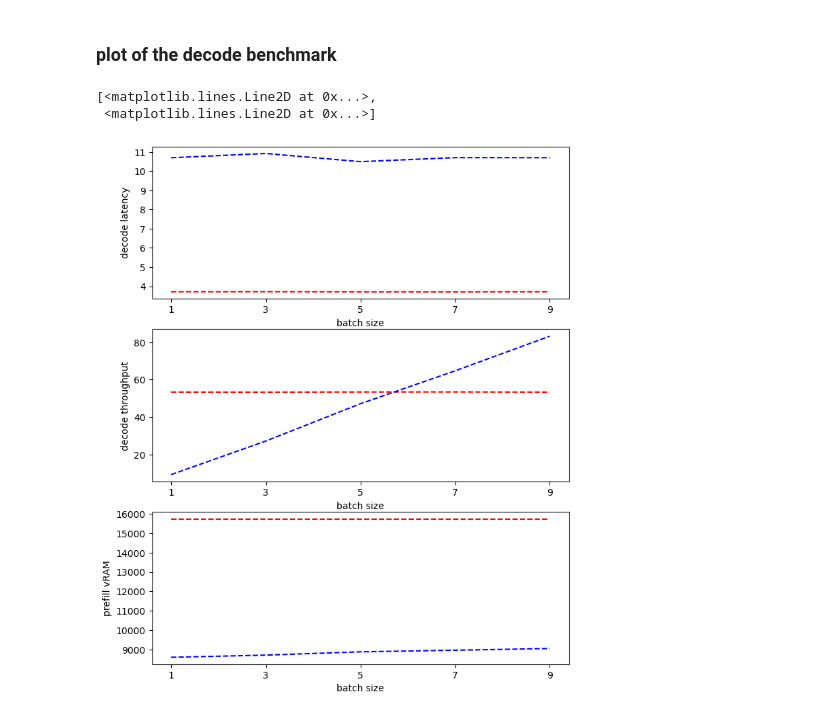
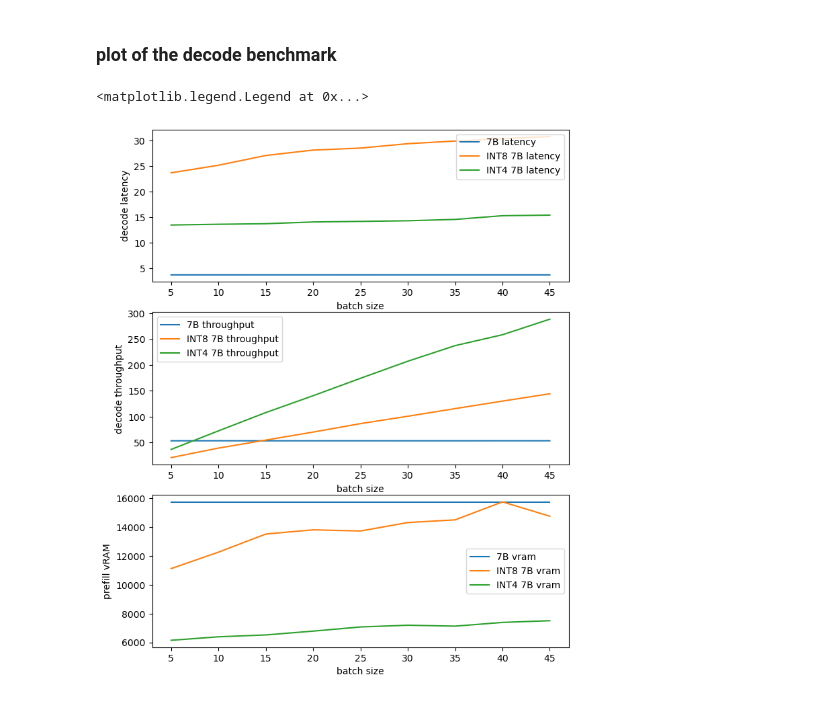
Before and after one commit to minruigui/cs247-project, a Jupyter notebook: performance.ipynb, the cells around one changed output. Cells and saved outputs as stored; diff of their text form; code cells hidden in the pictures.

```diff
--- a/performance.ipynb
+++ b/performance.ipynb
@@ -353,8 +393,8 @@ for i in range(1, 10):
 import matplotlib.pyplot as plt
 
 x = []
-for i in range(1, 10, 2):
-    x += [i]
+for i in range(1, 10):
+    x += [i * batch_step]
 
 plt.figure(figsize=(8, 10))
 
@@ -364,7 +404,11 @@ plt.xlabel('batch size')
 plt.ylabel('prefill latency')
 prefill_latency_ori = list(map(lambda x: x['prefill']['latency']['mean'], l_ori))
 prefill_latency_8bit = list(map(lambda x: x['prefill']['latency']['mean'], l_8bit))
-plt.plot(prefill_latency_ori, 'r--', prefill_latency_8bit, 'b--')
+prefill_latency_4bit = list(map(lambda x: x['prefill']['latency']['mean'], l_4bit))
+plt.plot(prefill_latency_ori, label='7B latency')
+plt.plot(prefill_latency_8bit, label='INT8 7B latency')
+plt.plot(prefill_latency_4bit, label='INT4 7B latency')
+plt.legend()
 
 plt.subplot(312)
 plt.xticks(range(len(x)), x)
@@ -372,7 +416,11 @@ plt.xlabel('batch size')
 plt.ylabel('prefill throughput')
 prefill_throughput_ori = list(map(lambda x: x['prefill']['throughput']['value'], l_ori))
 prefill_throughput_8bit = list(map(lambda x: x['prefill']['throughput']['value'], l_8bit))
-plt.plot(prefill_throughput_ori, 'r--', prefill_throughput_8bit, 'b--')
+prefill_throughput_4bit = list(map(lambda x: x['prefill']['throughput']['value'], l_4bit))
+plt.plot(prefill_throughput_ori, label='7B throughput')
+plt.plot(prefill_throughput_8bit, label='INT8 7B throughput')
+plt.plot(prefill_throughput_4bit, label='INT4 7B throughput')
+plt.legend()
 
 plt.subplot(313)
 plt.xticks(range(len(x)), x)
@@ -380,5 +428,9 @@ plt.xlabel('batch size')
 plt.ylabel('prefill vRAM')
 prefill_vram_ori = list(map(lambda x: x['prefill']['memory']['max_vram'], l_ori))
 prefill_vram_8bit = list(map(lambda x: x['prefill']['memory']['max_vram'], l_8bit))
-plt.plot(prefill_vram_ori, 'r--', prefill_vram_8bit, 'b--')
+prefill_vram_4bit = list(map(lambda x: x['prefill']['memory']['max_vram'], l_4bit))
+plt.plot(prefill_vram_ori, label='7B vram')
+plt.plot(prefill_vram_8bit, label='INT8 7B vram')
+plt.plot(prefill_vram_4bit, label='INT4 7B vram')
+plt.legend()
 # %% [output]
@@ -390,30 +441,41 @@ plt.plot(prefill_vram_ori, 'r--', prefill_vram_8bit, 'b--')
 # %%
 plt.figure(figsize=(8, 10))
 
 plt.subplot(311)
 plt.xticks(range(len(x)), x)
 plt.xlabel('batch size')
 plt.ylabel('decode latency')
 decode_latency_ori = list(map(lambda x: x['decode']['latency']['mean'], l_ori))
 decode_latency_8bit = list(map(lambda x: x['decode']['latency']['mean'], l_8bit))
-plt.plot(decode_latency_ori, 'r--', decode_latency_8bit, 'b--')
+decode_latency_4bit = list(map(lambda x: x['decode']['latency']['mean'], l_4bit))
+plt.plot(decode_latency_ori, label='7B latency')
+plt.plot(decode_latency_8bit, label='INT8 7B latency')
+plt.plot(decode_latency_4bit, label='INT4 7B latency')
+plt.legend()
 
 plt.subplot(312)
 plt.xticks(range(len(x)), x)
 plt.xlabel('batch size')
 plt.ylabel('decode throughput')
 decode_throughput_ori = list(map(lambda x: x['decode']['throughput']['value'], l_ori))
 decode_throughput_8bit = list(map(lambda x: x['decode']['throughput']['value'], l_8bit))
-plt.plot(decode_throughput_ori, 'r--', decode_throughput_8bit, 'b--')
+decode_throughput_4bit = list(map(lambda x: x['decode']['throughput']['value'], l_4bit))
+plt.plot(decode_throughput_ori, label='7B throughput')
+plt.plot(decode_throughput_8bit, label='INT8 7B throughput')
+plt.plot(decode_throughput_4bit, label='INT4 7B throughput')
+plt.legend()
 
 plt.subplot(313)
 plt.xticks(range(len(x)), x)
 plt.xlabel('batch size')
 plt.ylabel('prefill vRAM')
 decode_vram_ori = list(map(lambda x: x['decode']['memory']['max_vram'], l_ori))
 decode_vram_8bit = list(map(lambda x: x['decode']['memory']['max_vram'], l_8bit))
-plt.plot(decode_vram_ori, 'r--', decode_vram_8bit, 'b--')
+decode_vram_4bit = list(map(lambda x: x['decode']['memory']['max_vram'], l_4bit))
+plt.plot(decode_vram_ori, label='7B vram')
+plt.plot(decode_vram_8bit, label='INT8 7B vram')
+plt.plot(decode_vram_4bit, label='INT4 7B vram')
+plt.legend()
 # %% [output]
-[<matplotlib.lines.Line2D at 0x...>,
- <matplotlib.lines.Line2D at 0x...>]
+<matplotlib.legend.Legend at 0x...>
-[figure, old version]
+[figure, new version]
```
Also changed, not shown: parts of 2 cells of this notebook.
